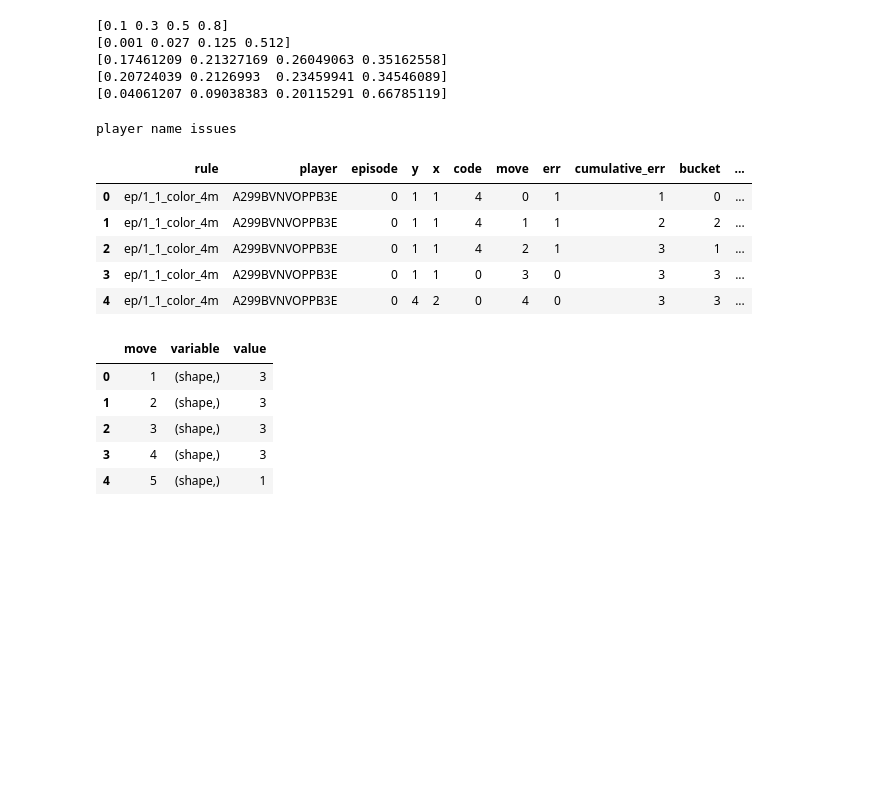
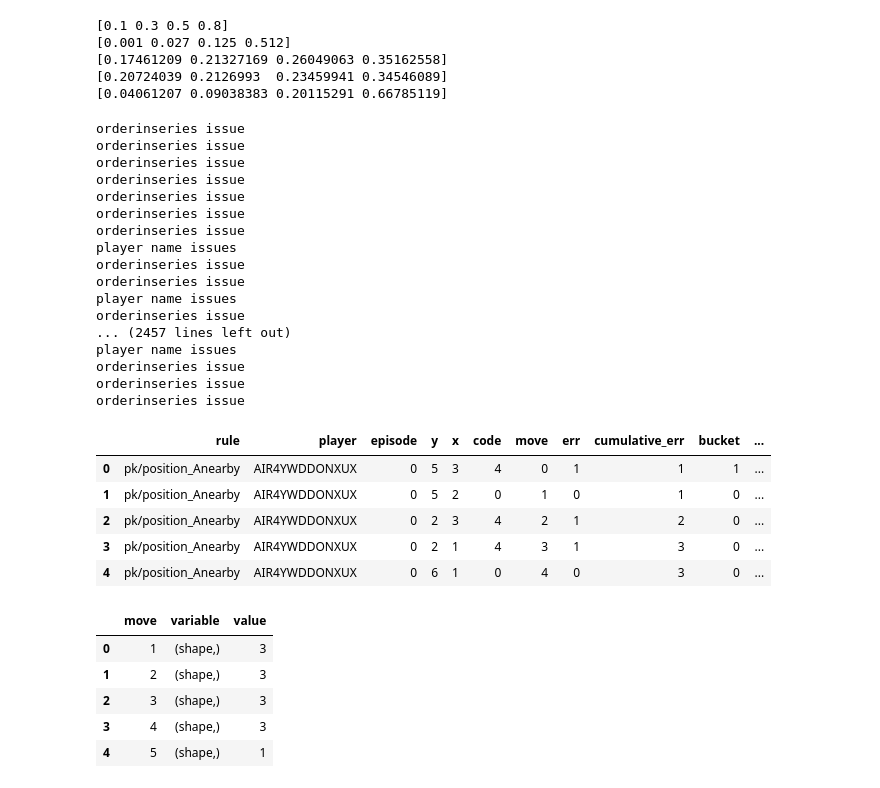
Before and after one commit to epulick/gohr, a Jupyter notebook: bandit/human_learning/debugging_bayesian.ipynb, the cells around one changed output. Saved outputs shown, nothing was run; the diff lists cells and outputs as text; code cells hidden in the pictures; blank space fills up the shorter version.

```diff
--- a/bandit/human_learning/debugging_bayesian.ipynb
+++ b/bandit/human_learning/debugging_bayesian.ipynb
@@ -719,19 +719,36 @@ print(softmax(testq*4))
 [0.20724039 0.2126993  0.23459941 0.34546089]
 [0.04061207 0.09038383 0.20115291 0.66785119]
 # %%
-exp_path = "/Users/eric/data_analysis/ambiguity4/ep/1_1_color_4m"
+#exp_path = "/Users/eric/data_analysis/ambiguity4/ep/1_1_color_4m"
+exp_path = "/Users/eric/data_analysis/ambiguity4/"
 #exp_path = "/Users/eric/repos/gohr/bandit/outputs/data_generator"
 rules = ["1_1_color_4m","1_2_color_4m","1_1_color_3m_cua","1_1_shape_4m","1_2_shape_4m","1_1_shape_3m_cua","quadrantNearby","quadrantNearbyTwoFree"]
 model = hl_model(exp_path,rules)
 model.main_df.head()
 # %% [output]
+orderinseries issue
+orderinseries issue
+orderinseries issue
+orderinseries issue
+orderinseries issue
+orderinseries issue
+orderinseries issue
 player name issues
+orderinseries issue
+orderinseries issue
+player name issues
+orderinseries issue
+... (2457 lines left out)
+player name issues
+orderinseries issue
+orderinseries issue
+orderinseries issue
 |  | rule | player | episode | y | x | code | move | err | cumulative_err | bucket | ... |
-| 0 | ep/1_1_color_4m | A299BVNVOPPB3E | 0 | 1 | 1 | 4 | 0 | 1 | 1 | 0 | ... |
-| 1 | ep/1_1_color_4m | A299BVNVOPPB3E | 0 | 1 | 1 | 4 | 1 | 1 | 2 | 2 | ... |
-| 2 | ep/1_1_color_4m | A299BVNVOPPB3E | 0 | 1 | 1 | 4 | 2 | 1 | 3 | 1 | ... |
-| 3 | ep/1_1_color_4m | A299BVNVOPPB3E | 0 | 1 | 1 | 0 | 3 | 0 | 3 | 3 | ... |
-| 4 | ep/1_1_color_4m | A299BVNVOPPB3E | 0 | 4 | 2 | 0 | 4 | 0 | 3 | 3 | ... |
+| 0 | pk/position_Anearby | AIR4YWDDONXUX | 0 | 5 | 3 | 4 | 0 | 1 | 1 | 1 | ... |
+| 1 | pk/position_Anearby | AIR4YWDDONXUX | 0 | 5 | 2 | 0 | 1 | 0 | 1 | 0 | ... |
+| 2 | pk/position_Anearby | AIR4YWDDONXUX | 0 | 2 | 3 | 4 | 2 | 1 | 2 | 0 | ... |
+| 3 | pk/position_Anearby | AIR4YWDDONXUX | 0 | 2 | 1 | 4 | 3 | 1 | 3 | 0 | ... |
+| 4 | pk/position_Anearby | AIR4YWDDONXUX | 0 | 6 | 1 | 0 | 4 | 0 | 3 | 0 | ... |
 # %%
 model.experiment_train()
 #display(model.main_df)
```
Also changed, not shown: parts of 1 cell of this notebook, 4 other files.
